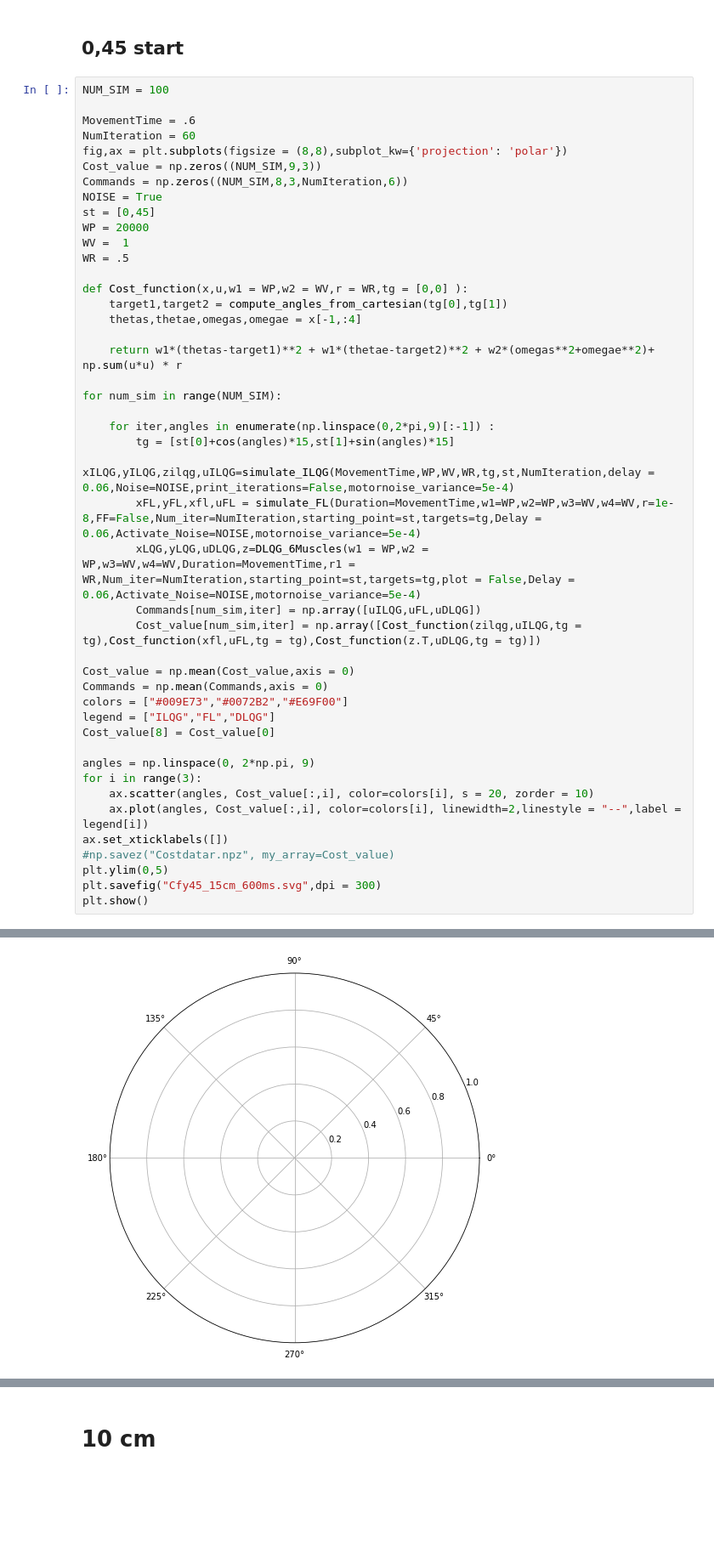
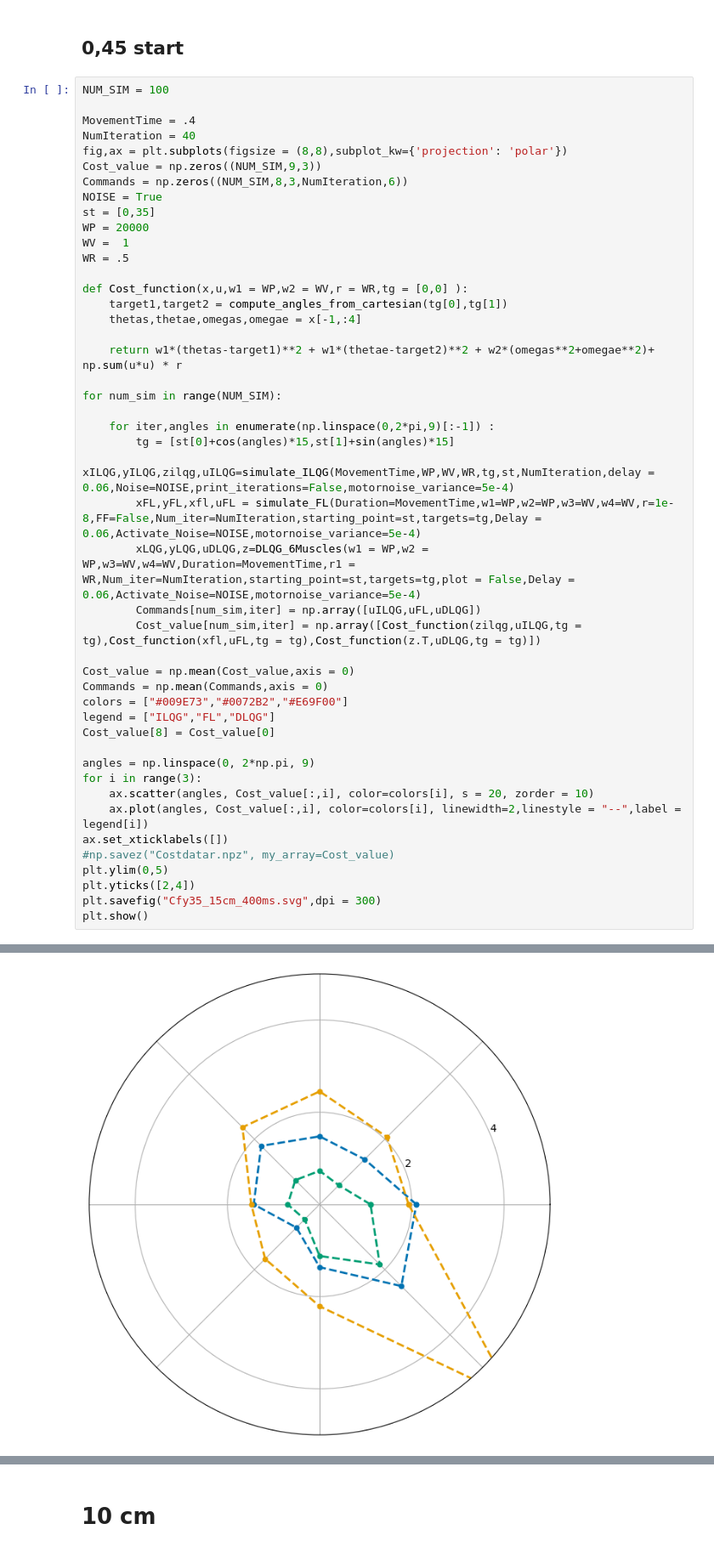
Before and after one commit to AlexandreThy/PhD, a Jupyter notebook: CurrentParts/PaperPlot.ipynb, the cells around one changed output, grey strips where cells are left out. Shown at 85% size. Saved outputs shown, nothing was run; the diff lists cells and outputs as text; blank space fills up the shorter version.

```diff
--- a/CurrentParts/PaperPlot.ipynb
+++ b/CurrentParts/PaperPlot.ipynb
@@ -283,13 +283,13 @@ plt.show()
 # %%
 NUM_SIM = 100
 
-MovementTime = .6
-NumIteration = 60
+MovementTime = .4
+NumIteration = 40
 fig,ax = plt.subplots(figsize = (8,8),subplot_kw={'projection': 'polar'})
 Cost_value = np.zeros((NUM_SIM,9,3))
 Commands = np.zeros((NUM_SIM,8,3,NumIteration,6))
 NOISE = True
-st = [0,45]
+st = [0,35]
 WP = 20000
 WV =  1
 WR = .5
@@ -323,6 +323,7 @@ for i in range(3):
 ax.set_xticklabels([])
 #np.savez("Costdatar.npz", my_array=Cost_value)
 plt.ylim(0,5)
-plt.savefig("Cfy45_15cm_600ms.svg",dpi = 300)
+plt.yticks([2,4])
+plt.savefig("Cfy35_15cm_400ms.svg",dpi = 300)
 plt.show()
 # %% [output]
@@ -330 +330 @@ KeyboardInterrupt:
-[figure, old version]
+[figure, new version]
```
Also changed, not shown: parts of 7 cells of this notebook.
